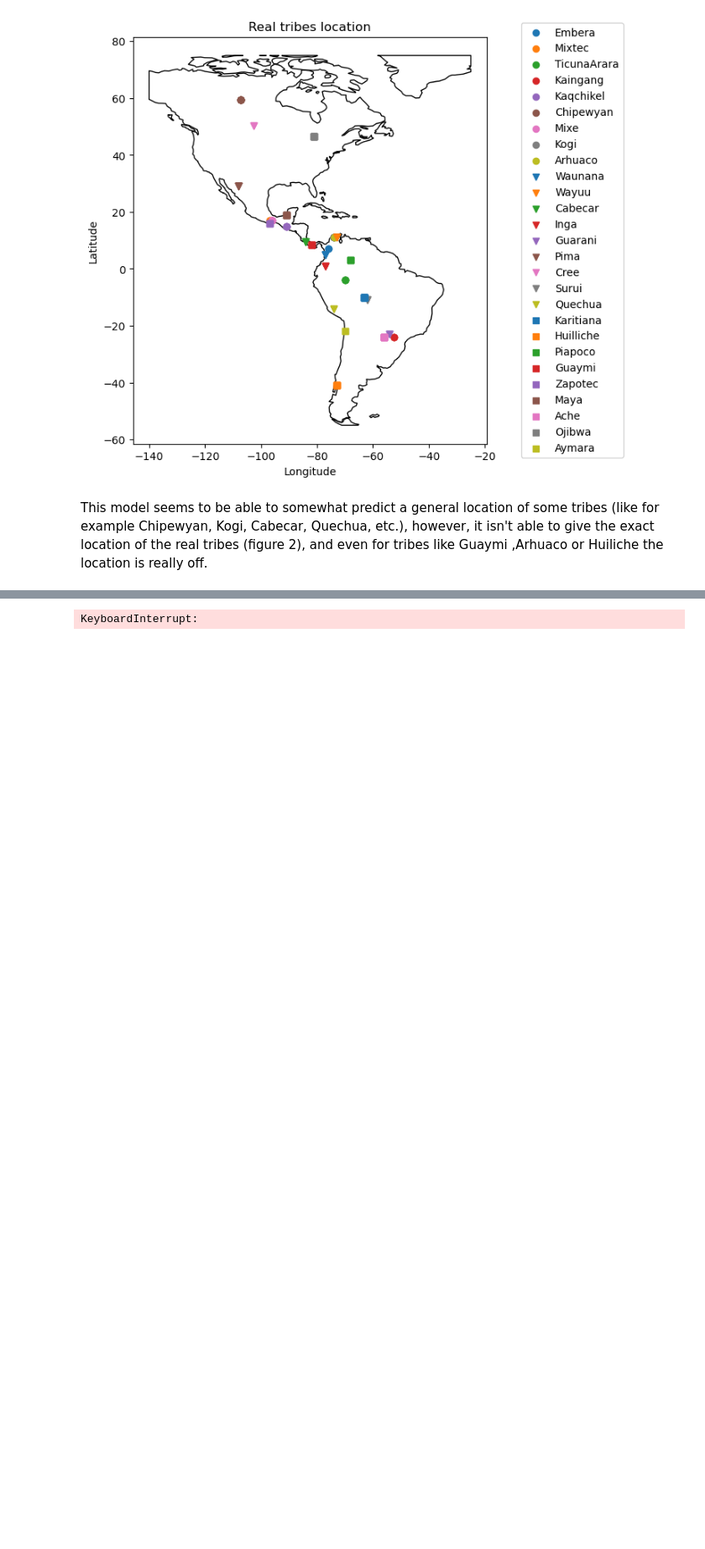
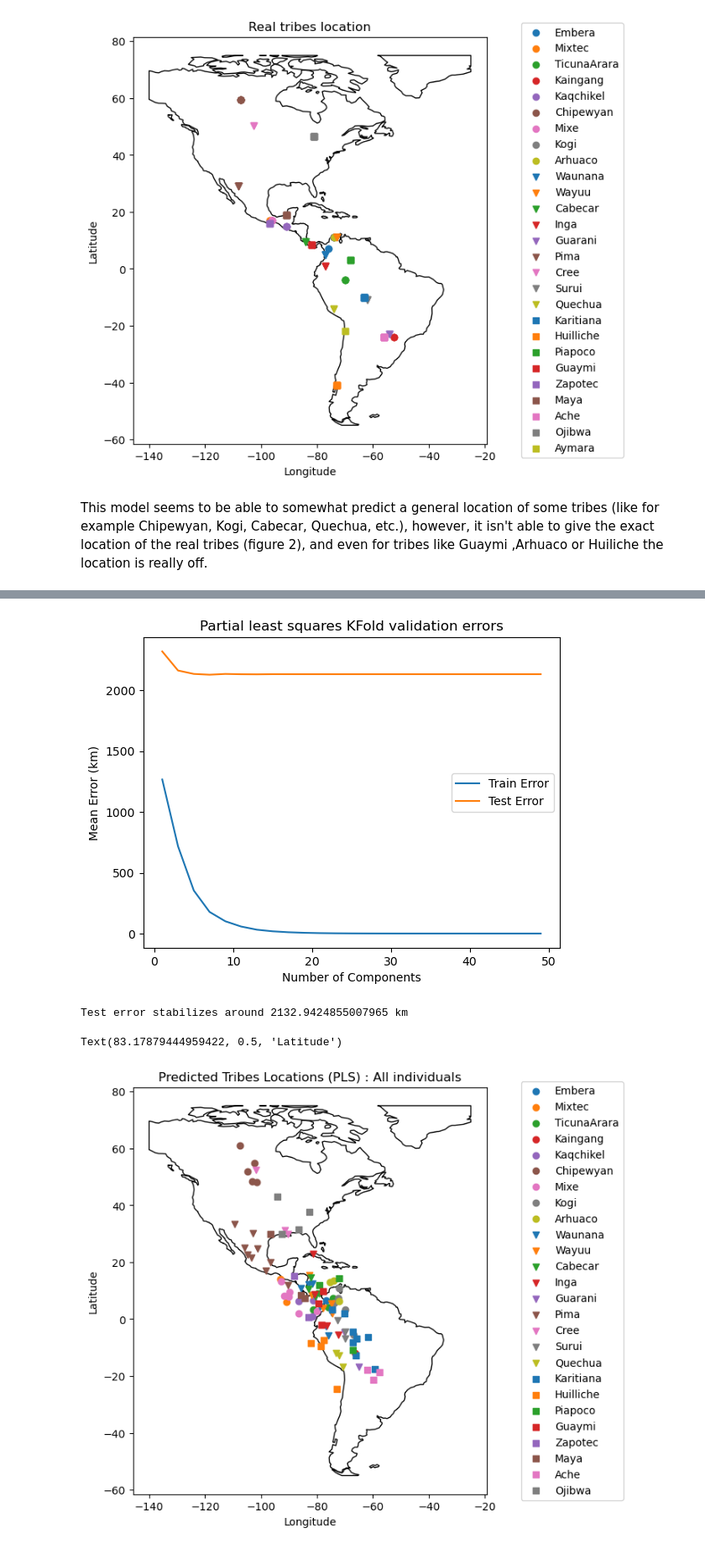
Before and after one commit to AlexGouret/ISLA, a Jupyter notebook: TP2.ipynb, the cells around one changed output, grey strips where cells are left out. Shown at 84% size. Drawn from its saved outputs; the diff is of its cells as text; code cells hidden in the pictures; blank space fills up the shorter version.

```diff
--- a/TP2.ipynb
+++ b/TP2.ipynb
@@ -674,5 +673,16 @@ To conclude, we can see that with the predictors given and PCR, we can create a
 # %%
 from sklearn.cross_decomposition import PLSRegression
+import numpy as np
+import pandas as pd
+from sklearn.model_selection import GroupKFold
+from sklearn.pipeline import make_pipeline
+from sklearn.preprocessing import StandardScaler
+from sklearn.decomposition import PCA
+from sklearn.linear_model import LinearRegression
+from sklearn.metrics.pairwise import haversine_distances
+import matplotlib.pyplot as plt
+from sklearn.model_selection import train_test_split
+
 
 df = pd.read_csv('NAm2.txt', delimiter=' ')
 predictors = df.columns[8:]
@@ -687,7 +697,7 @@ mean_train_errors = []
 mean_test_errors = []
 
 for n_components in n_components_list:
-    pcr_pipeline = make_pipeline(
+    pls_pipeline = make_pipeline(
         #StandardScaler(),
         PLSRegression(n_components=n_components)
     )
@@ -699,10 +709,10 @@ for n_components in n_components_list:
         X_train, X_test = X[train_idx], X[test_idx]
         Y_train, Y_test = Y[train_idx], Y[test_idx]
 
-        pcr_pipeline.fit(X_train, Y_train)
+        pls_pipeline.fit(X_train, Y_train)
 
         # Train error
-        Y_train_pred = pcr_pipeline.predict(X_train)
+        Y_train_pred = pls_pipeline.predict(X_train)
         Y_train_rad = np.radians(Y_train)
         Y_train_pred_rad = np.radians(Y_train_pred)
         dist_matrix_train = haversine_distances(Y_train_rad, Y_train_pred_rad)
@@ -710,7 +720,7 @@ for n_components in n_components_list:
         fold_train_errors.append(np.mean(distances_km_train))
 
         # Test error
-        Y_test_pred = pcr_pipeline.predict(X_test)
+        Y_test_pred = pls_pipeline.predict(X_test)
         Y_test_rad = np.radians(Y_test)
         Y_test_pred_rad = np.radians(Y_test_pred)
         dist_matrix_test = haversine_distances(Y_test_rad, Y_test_pred_rad)
@@ -785,31 +795,34 @@ for i, tribe in enumerate(gdf_pred_test['Pop'].unique()):
 
     ax_pred.scatter(members_tribe['pred_long'], members_tribe['pred_lat'],
                 marker=marker_list[i//9],
                 color=colors_list[i%9], label=tribe)
 
     ax_tribe.scatter(np.mean(members_tribe['pred_long']), np.mean(members_tribe['pred_lat']),
                 marker=marker_list[i//9],
                 color=colors_list[i%9], label=tribe)
 
     ax_real.scatter(members_tribe['real_long'], members_tribe['real_lat'],
             marker=marker_list[i//9],
             color=colors_list[i%9], label=tribe)
 
 
 
 ax_pred.legend(loc='center right', bbox_to_anchor=(1.4, 0.5))
 ax_pred.set_title('Predicted Tribes Locations (PLS) : All individuals')
 ax_pred.set_xlabel('Longitude')
 ax_pred.set_ylabel('Latitude')
 
 ax_tribe.legend(loc='center right', bbox_to_anchor=(1.4, 0.5))
 ax_tribe.set_title('Predicted Tribes Locations (PLS): Mean of individuals per tribe')
 ax_tribe.set_xlabel('Longitude')
 ax_tribe.set_ylabel('Latitude')
 
 ax_real.legend(loc='center right', bbox_to_anchor=(1.4, 0.5))
 ax_real.set_title('Real tribes location')
 ax_real.set_xlabel('Longitude')
 ax_real.set_ylabel('Latitude')
 # %% [output]
+[figure, added]
-KeyboardInterrupt:
+Test error stabilizes around 2132.9424855007965 km
+Text(83.17879444959422, 0.5, 'Latitude')
+[figure, added]
```
Also changed, not shown: parts of 3 cells of this notebook.
